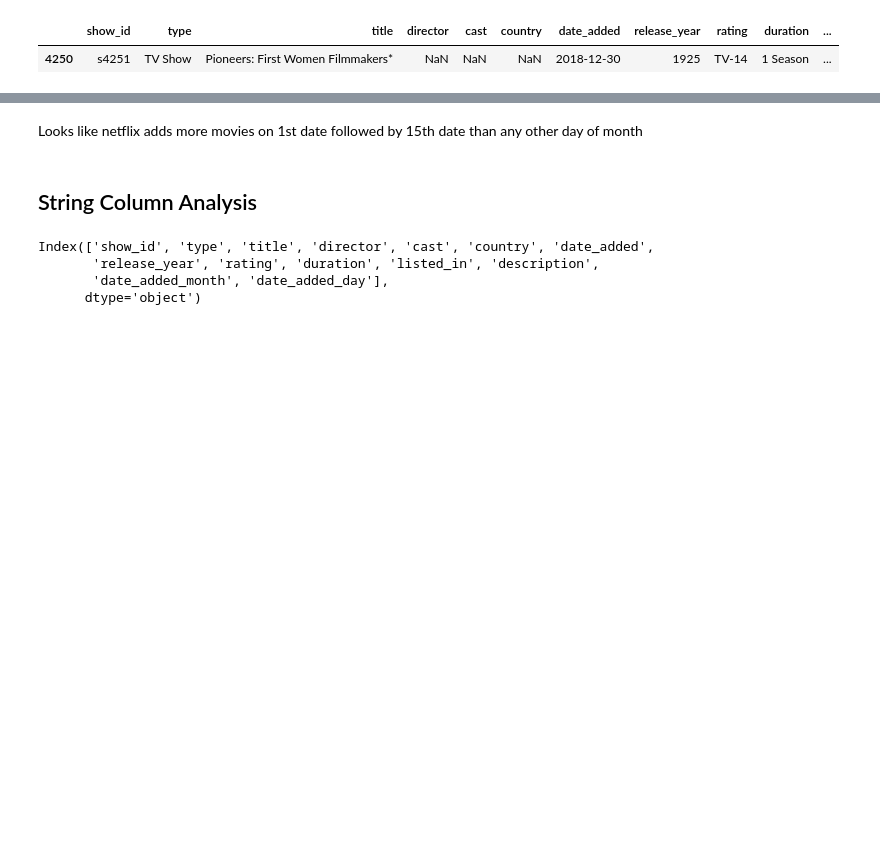
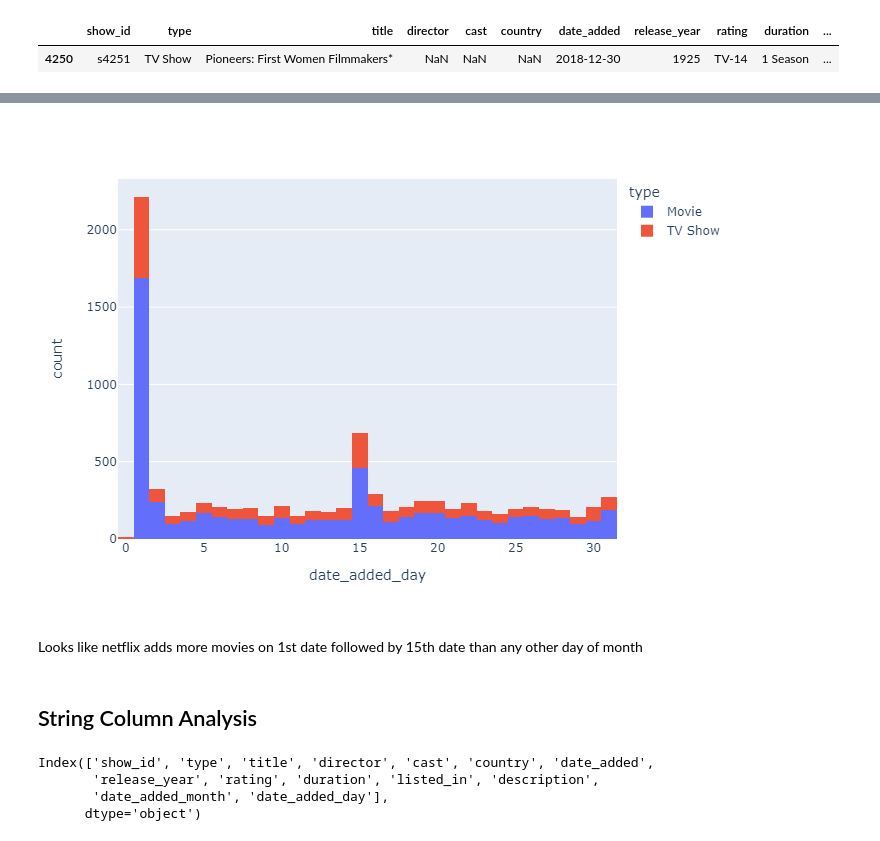
Before and after one commit to vaibhav-shaharwale/EDA, a Jupyter notebook: EDA-netflix.ipynb, the cells around one changed output, grey strips where cells are left out. Cells and saved outputs as stored; diff of their text form; code cells hidden in the pictures; blank space fills up the shorter version.

```diff
--- a/EDA-netflix.ipynb
+++ b/EDA-netflix.ipynb
@@ -91,9 +100,9 @@ px.histogram(data_import,x='date_added_month')
 # %%
-from turtle import color
-
-
-px.histogram(data_import,x='date_added_day', color='type')
+fig = px.histogram(data_import,x='date_added_day', color='type')
+fig.show("png")
 # looks like nf adds movies on 1st date followed by 15th than any other
+# %% [output]
+[figure, added]
 # %% [markdown]
 Looks like netflix adds more movies on 1st date followed by 15th date than any other day of month
 # %% [markdown]
```
Also changed, not shown: parts of 8 cells of this notebook.
